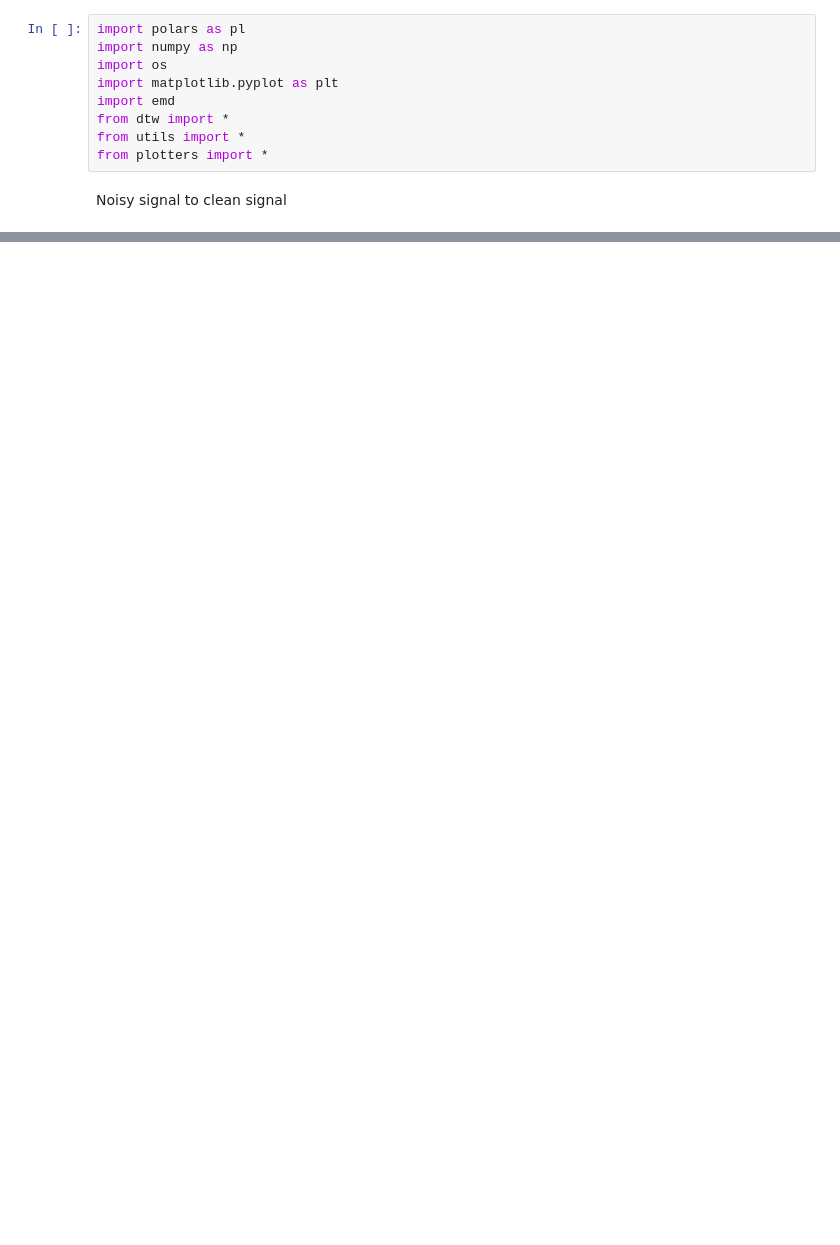
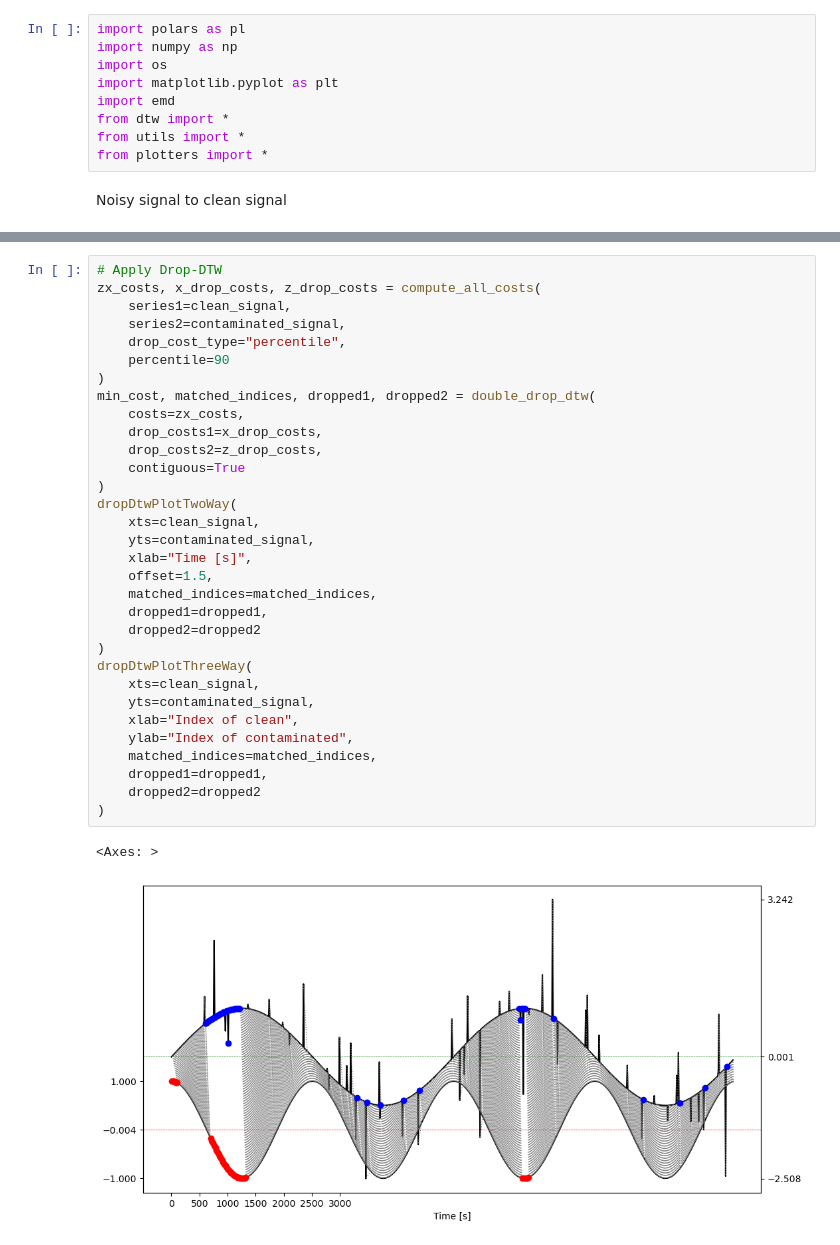
Before and after one commit to KubaBogacz/DiplomaThesis, a Jupyter notebook: artificial_signal_analysis.ipynb, the cells around one changed output, grey strips where cells are left out. Cells and saved outputs as stored; diff of their text form; blank space fills up the shorter version.

```diff
--- a/artificial_signal_analysis.ipynb
+++ b/artificial_signal_analysis.ipynb
@@ -42,0 +63,35 @@ plt.show()
+# %%
+# Apply Drop-DTW
+zx_costs, x_drop_costs, z_drop_costs = compute_all_costs(
+    series1=clean_signal,
+    series2=contaminated_signal,
+    drop_cost_type="percentile",
+    percentile=90
+)
+min_cost, matched_indices, dropped1, dropped2 = double_drop_dtw(
+    costs=zx_costs,
+    drop_costs1=x_drop_costs,
+    drop_costs2=z_drop_costs,
+    contiguous=True
+)
+dropDtwPlotTwoWay(
+    xts=clean_signal,
+    yts=contaminated_signal,
+    xlab="Time [s]",
+    offset=1.5,
+    matched_indices=matched_indices,
+    dropped1=dropped1,
+    dropped2=dropped2
+)
+dropDtwPlotThreeWay(
+    xts=clean_signal,
+    yts=contaminated_signal,
+    xlab="Index of clean",
+    ylab="Index of contaminated",
+    matched_indices=matched_indices,
+    dropped1=dropped1,
+    dropped2=dropped2
+)
+# %% [output]
+<Axes: >
+[figure, added]
```
Also changed, not shown: parts of 4 cells of this notebook, 5 other files.
